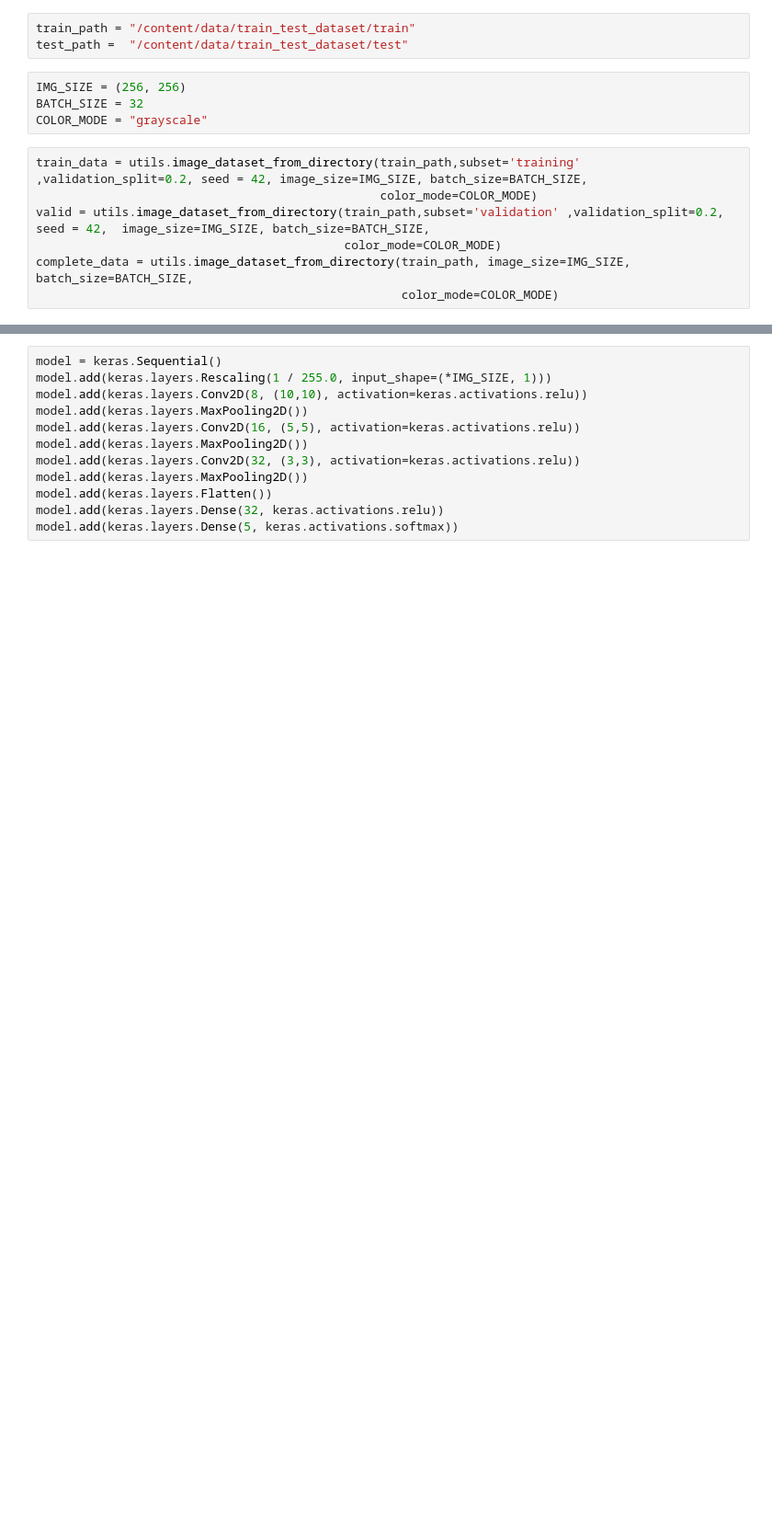
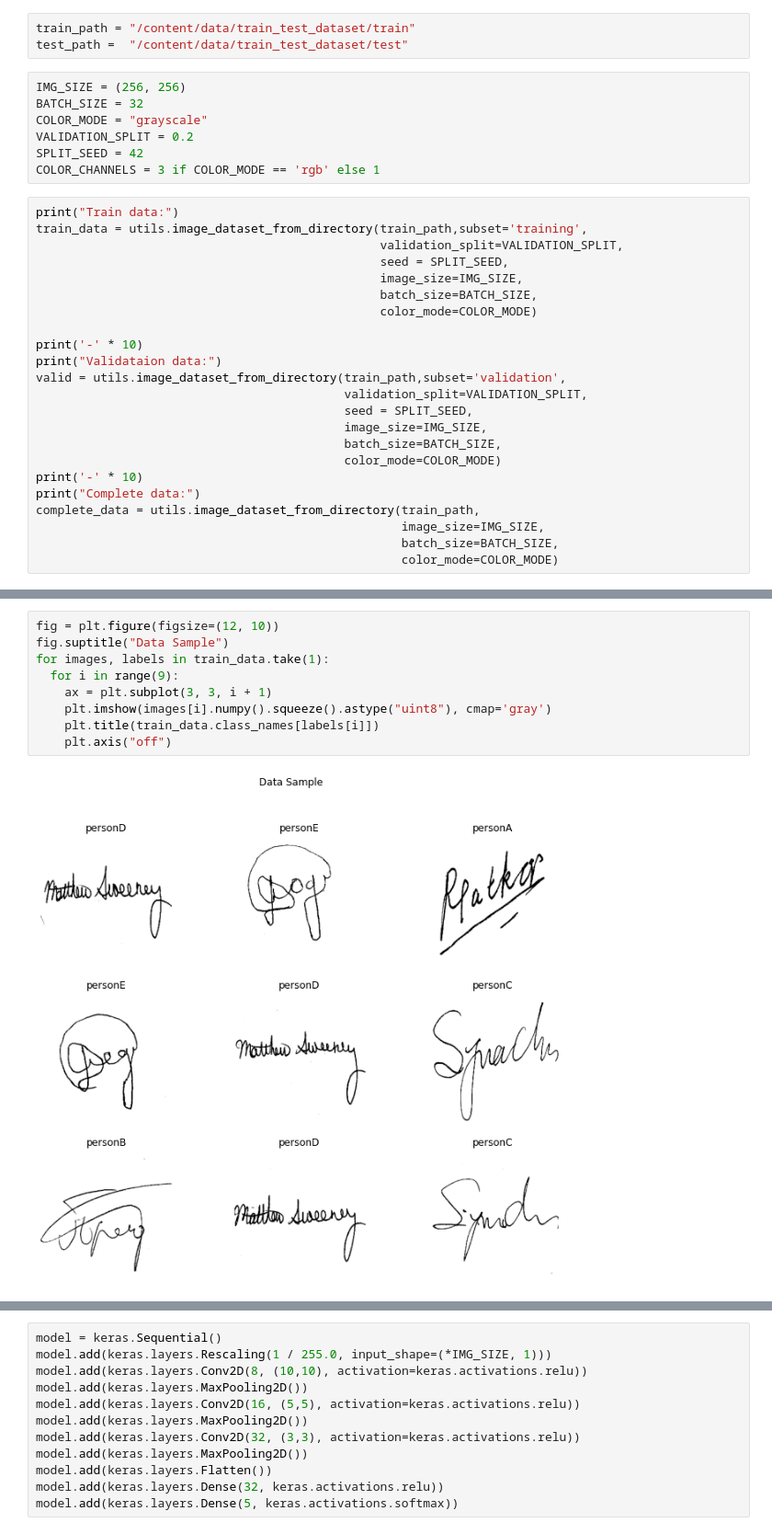
Before and after one commit to aymanmostafa11/signature-identifiation-and-verification, a Jupyter notebook: notebooks/SignatureClassifier.ipynb, the cells around one changed output, grey strips where cells are left out. Shown at 92% size. Drawn from its saved outputs; the diff is of its cells as text; blank space fills up the shorter version.

Commit message:
Added Visualization and model evaluation

```diff
--- a/notebooks/SignatureClassifier.ipynb
+++ b/notebooks/SignatureClassifier.ipynb
@@ -22,11 +30,30 @@ test_path =  "/content/data/train_test_dataset/test"
 IMG_SIZE = (256, 256)
 BATCH_SIZE = 32
 COLOR_MODE = "grayscale"
+VALIDATION_SPLIT = 0.2
+SPLIT_SEED = 42
+COLOR_CHANNELS = 3 if COLOR_MODE == 'rgb' else 1
 # %%
-train_data = utils.image_dataset_from_directory(train_path,subset='training' ,validation_split=0.2, seed = 42, image_size=IMG_SIZE, batch_size=BATCH_SIZE,
+print("Train data:")
+train_data = utils.image_dataset_from_directory(train_path,subset='training',
+                                                validation_split=VALIDATION_SPLIT,
+                                                seed = SPLIT_SEED,
+                                                image_size=IMG_SIZE,
+                                                batch_size=BATCH_SIZE,
                                                 color_mode=COLOR_MODE)
-valid = utils.image_dataset_from_directory(train_path,subset='validation' ,validation_split=0.2, seed = 42,  image_size=IMG_SIZE, batch_size=BATCH_SIZE,
+
+print('-' * 10)
+print("Validataion data:")
+valid = utils.image_dataset_from_directory(train_path,subset='validation',
+                                           validation_split=VALIDATION_SPLIT,
+                                           seed = SPLIT_SEED,
+                                           image_size=IMG_SIZE,
+                                           batch_size=BATCH_SIZE,
                                            color_mode=COLOR_MODE)
-complete_data = utils.image_dataset_from_directory(train_path, image_size=IMG_SIZE, batch_size=BATCH_SIZE,
+print('-' * 10)
+print("Complete data:")
+complete_data = utils.image_dataset_from_directory(train_path,
+                                                   image_size=IMG_SIZE,
+                                                   batch_size=BATCH_SIZE,
                                                    color_mode=COLOR_MODE)
 # %% [output]
@@ -47,0 +82,11 @@ cv2_imshow(batch[0][0])
+# %%
+fig = plt.figure(figsize=(12, 10))
+fig.suptitle("Data Sample")
+for images, labels in train_data.take(1):
+  for i in range(9):
+    ax = plt.subplot(3, 3, i + 1)
+    plt.imshow(images[i].numpy().squeeze().astype("uint8"), cmap='gray')
+    plt.title(train_data.class_names[labels[i]])
+    plt.axis("off")
+# %% [output]
+[figure, added]
```
Also changed, not shown: parts of 40 cells of this notebook.
